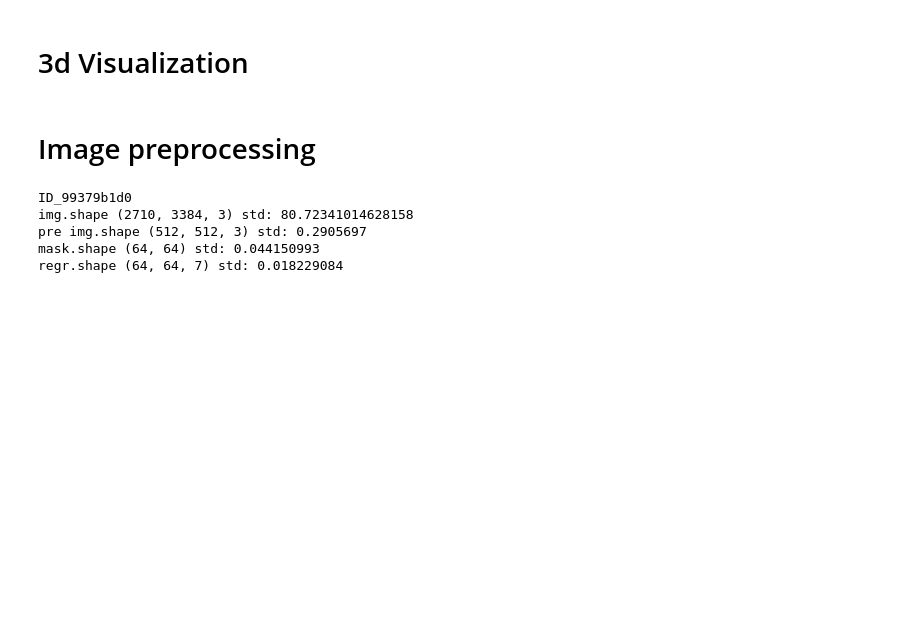
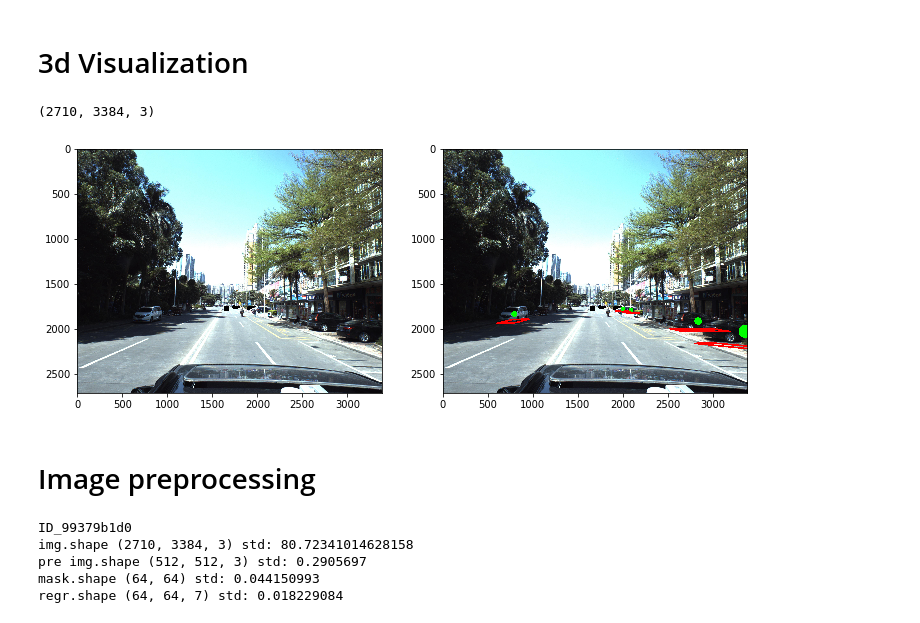
Before and after one commit to ccchang1023/ADAS_Pose_Estimation, a Jupyter notebook: PoseEstimate_eff.ipynb, the cells around one changed output. Saved outputs shown, nothing was run; the diff lists cells and outputs as text; code cells hidden in the pictures; blank space fills up the shorter version.

Commit message:
Revised extract_coords

```diff
--- a/PoseEstimate_eff.ipynb
+++ b/PoseEstimate_eff.ipynb
@@ -40,7 +40,8 @@ def str2coords(s, names=['id', 'yaw', 'pitch', 'roll', 'x', 'y', 'z']):
     coords = []
     for l in np.array(s.split()).reshape([-1, 7]):
         coords.append(dict(zip(names, l.astype('float'))))
-        coords[-1]['id'] = int(coords[-1]['id'])
+        if 'id' in coords[-1]:
+            coords[-1]['id'] = int(coords[-1]['id'])
     return coords
 
 # lens = [len(str2coords(s)) for s in train['PredictionString']]
@@ -140,10 +141,10 @@ def draw_line(image, points):
     cv2.line(image, tuple(points[2][:2]), tuple(points[3][:2]), color, 16)
     return image
 
+
 def draw_points(image, points):
     for (p_x, p_y, p_z) in points:
-#         cv2.circle(image, (p_x, p_y), int(1000 / p_z), (0, 255, 0), -1)
-        cv2.circle(image, (p_x, p_y), int(30), (0, 255, 0), -1)
+        cv2.circle(image, (p_x, p_y), max(int(800/(p_z+1e-6)),25), (0, 255, 0), -1)
 #         if p_x > image.shape[1] or p_y > image.shape[0]:
 #             print('Point', p_x, p_y, 'is out of image with shape', image.shape)
     return image
@@ -160,54 +161,52 @@ def visualize(img, coords):
     y_l = 0.80
     z_l = 2.31
 
     img = img.copy()
     for point in coords:
         # Get values
         x, y, z = point['x'], point['y'], point['z']
         yaw, pitch, roll = -point['pitch'], -point['yaw'], -point['roll']
         # Math
         Rt = np.eye(4)
         t = np.array([x, y, z])
-
-#         print(Rt)
-#         print(t)
-
         Rt[:3, 3] = t
         Rt[:3, :3] = euler_to_Rot(yaw, pitch, roll).T
         Rt = Rt[:3, :]
-
-#         print(Rt)
         P = np.array([[x_l, -y_l, -z_l, 1],
                       [x_l, -y_l, z_l, 1],
                       [-x_l, -y_l, z_l, 1],
                       [-x_l, -y_l, -z_l, 1],
                       [0, 0, 0, 1]]).T
         img_cor_points = np.dot(camera_matrix, np.dot(Rt, P))
         img_cor_points = img_cor_points.T
         img_cor_points[:, 0] /= img_cor_points[:, 2]
         img_cor_points[:, 1] /= img_cor_points[:, 2]
         img_cor_points = img_cor_points.astype(int)
         # Drawing
         img = draw_line(img, img_cor_points)
         img = draw_points(img, img_cor_points[-1:])
+
     return img
 
-# train_root = "./dataset/train_images/"
-# for idx,_ in enumerate(os.listdir(train_root)):
-#     if idx<1:
-#         name = train['ImageId'][idx]
-#         img = cv_read("{}/{}.jpg".format(train_root,name))
-#         coordinate = str2coords(train['PredictionString'].iloc[idx])
-#         pose_info = visualize(img,coordinate)
+train_root = "./dataset/masked_train/"
+for idx,_ in enumerate(os.listdir(train_root)):
+    if idx<1:
+        name = train_pd['ImageId'][idx]
+        img = imread("{}/{}.jpg".format(train_root,name))
+        coordinate = str2coords(train_pd['PredictionString'].iloc[idx])
+        pose_info = visualize(img,coordinate)
 
-#         print(np.shape(img))
-#         fig,axes = plt.subplots(1,2,figsize=(12,12))
-#         axes[0].imshow(img)
-#         img_vis = visualize(img, str2coords(train['PredictionString'].iloc[idx]))
-#         axes[1].imshow(img_vis)
-#         plt.pause(.1)
-#     else:
-#         break
+        print(np.shape(img))
+        fig,axes = plt.subplots(1,2,figsize=(12,12))
+        axes[0].imshow(img)
+        img_vis = visualize(img, str2coords(train_pd['PredictionString'].iloc[idx]))
+        axes[1].imshow(img_vis)
+        plt.pause(.1)
+    else:
+        break
+# %% [output]
+(2710, 3384, 3)
+[figure, added]
 # %% [markdown]
 # Image preprocessing
 # %%
```
Also changed, not shown: parts of 6 cells of this notebook.
